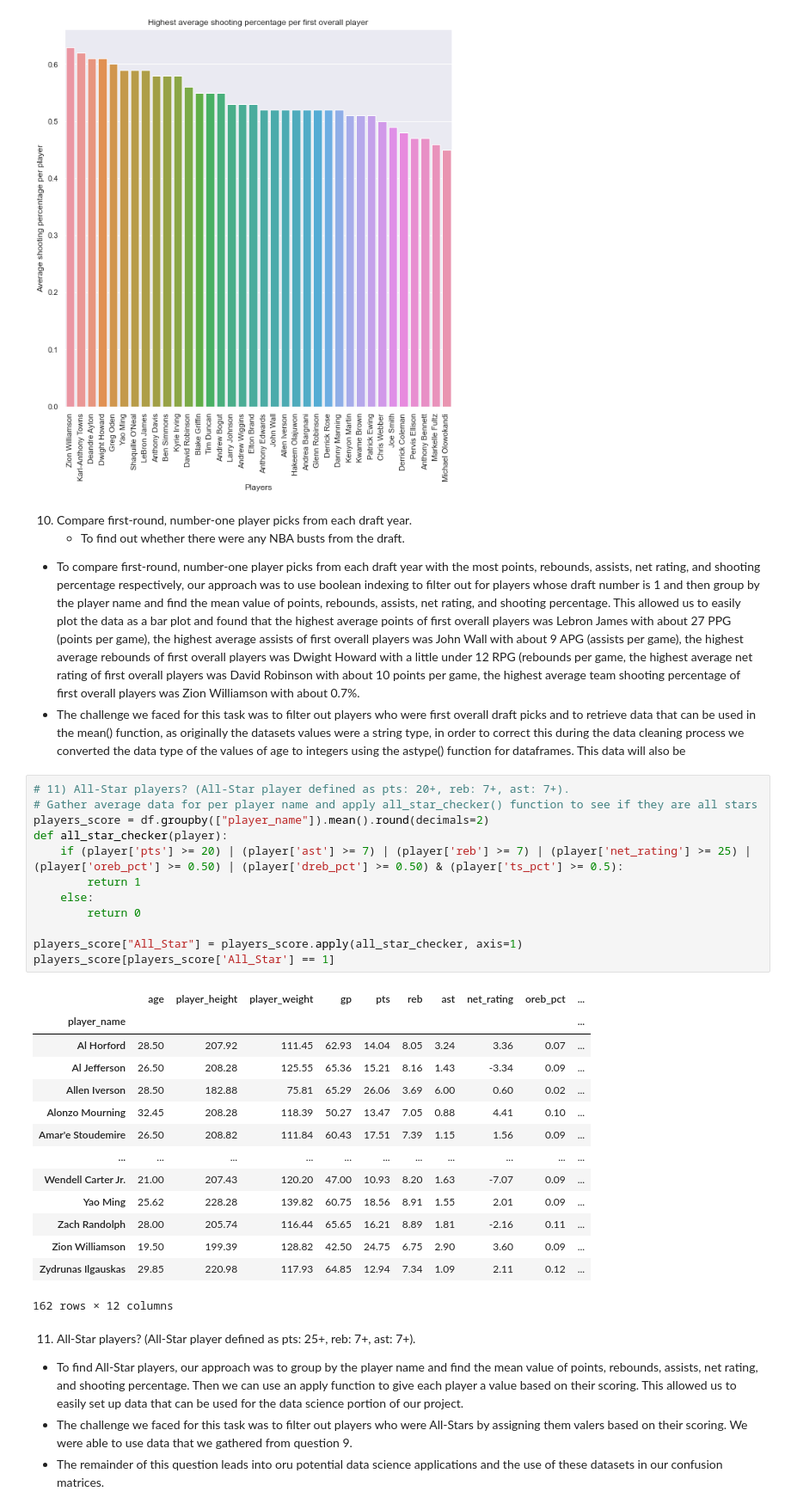
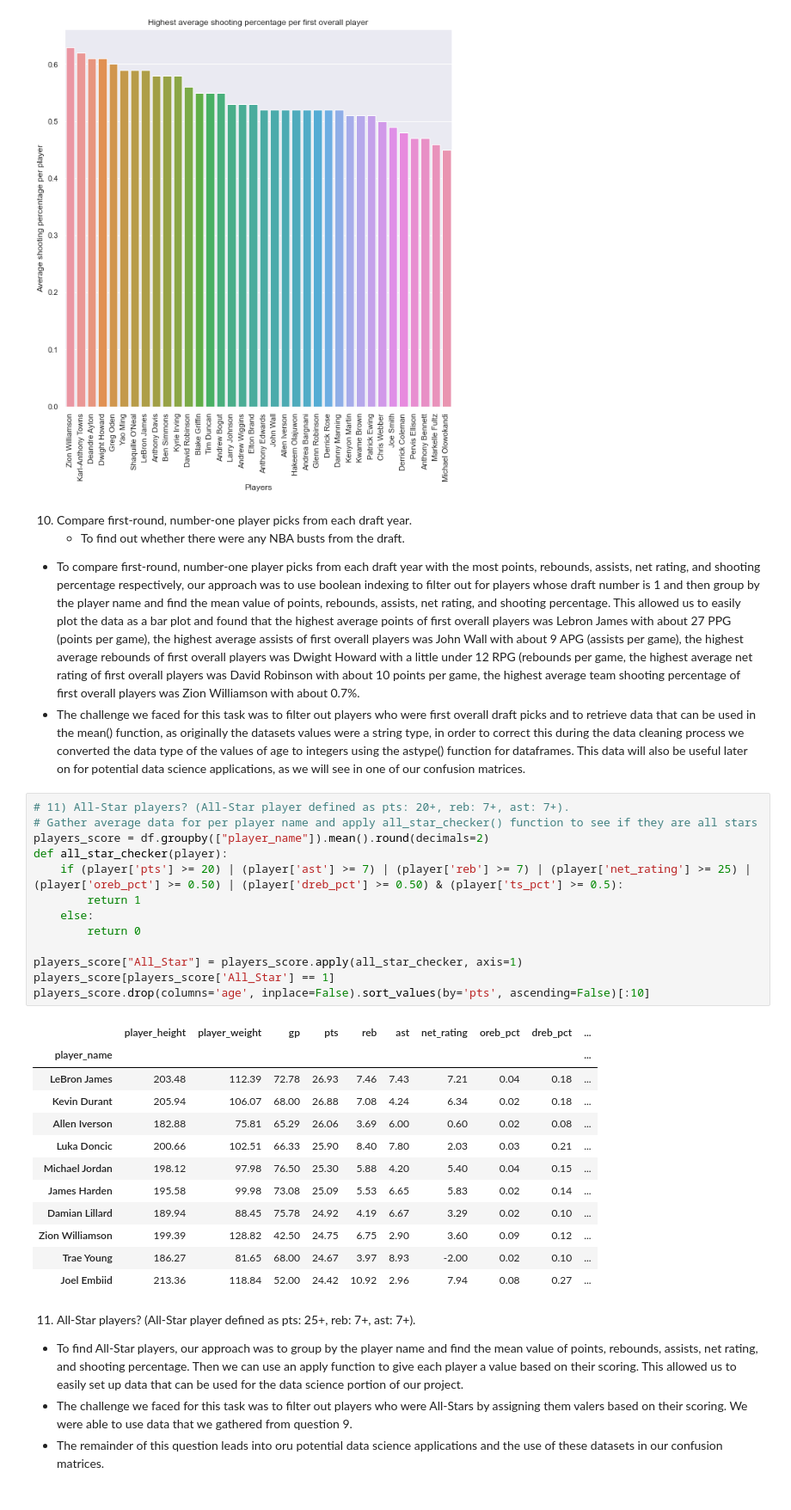
Before and after one commit to preet-panchal/NBA-MVP-Predictor, a Jupyter notebook: final-project-group16.ipynb, the cells around one changed output. Shown at 86% size. Saved outputs shown, nothing was run; the diff lists cells and outputs as text.

```diff
--- a/final-project-group16.ipynb
+++ b/final-project-group16.ipynb
@@ -523,34 +523,33 @@ first_overall_highest_reb_plot.set_xticklabels(first_overall_highest_reb_plot.ge
 10) Compare first-round, number-one player picks from each draft year.
     * To find out whether there were any NBA busts from the draft.
 * To compare first-round, number-one player picks from each draft year with the most points, rebounds, assists, net rating, and shooting percentage respectively, our approach was to use boolean indexing to filter out for players whose draft number is 1 and then group by the player name and find the mean value of points, rebounds, assists, net rating, and shooting percentage. This allowed us to easily plot the data as a bar plot and found that the highest average points of first overall players was Lebron James with about 27 PPG (points per game), the highest average assists of first overall players was John Wall with about 9 APG (assists per game), the highest average rebounds of first overall players was Dwight Howard with a little under 12 RPG (rebounds per game, the highest average net rating of first overall players was David Robinson with about 10 points per game, the highest average team shooting percentage of first overall players was Zion Williamson with about 0.7%.
-* The challenge we faced for this task was to filter out players who were first overall draft picks and to retrieve data that can be used in the mean() function, as originally the datasets values were a string type, in order to correct this during the data cleaning process we converted the data type of the values of age to integers using the astype() function for dataframes. This data will also be
+* The challenge we faced for this task was to filter out players who were first overall draft picks and to retrieve data that can be used in the mean() function, as originally the datasets values were a string type, in order to correct this during the data cleaning process we converted the data type of the values of age to integers using the astype() function for dataframes. This data will also be useful later on for potential data science applications, as we will see in one of our confusion matrices.
 # %%
 # 11) All-Star players? (All-Star player defined as pts: 20+, reb: 7+, ast: 7+).
 # Gather average data for per player name and apply all_star_checker() function to see if they are all stars
 players_score = df.groupby(["player_name"]).mean().round(decimals=2)
 def all_star_checker(player):
     if (player['pts'] >= 20) | (player['ast'] >= 7) | (player['reb'] >= 7) | (player['net_rating'] >= 25) | (player['oreb_pct'] >= 0.50) | (player['dreb_pct'] >= 0.50) & (player['ts_pct'] >= 0.5):
         return 1
     else:
         return 0
 
 players_score["All_Star"] = players_score.apply(all_star_checker, axis=1)
 players_score[players_score['All_Star'] == 1]
+players_score.drop(columns='age', inplace=False).sort_values(by='pts', ascending=False)[:10]
 # %% [output]
-|  | age | player_height | player_weight | gp | pts | reb | ast | net_rating | oreb_pct | ... |
+|  | player_height | player_weight | gp | pts | reb | ast | net_rating | oreb_pct | dreb_pct | ... |
 | player_name |  |  |  |  |  |  |  |  |  | ... |
-| Al Horford | 28.50 | 207.92 | 111.45 | 62.93 | 14.04 | 8.05 | 3.24 | 3.36 | 0.07 | ... |
-| Al Jefferson | 26.50 | 208.28 | 125.55 | 65.36 | 15.21 | 8.16 | 1.43 | -3.34 | 0.09 | ... |
-| Allen Iverson | 28.50 | 182.88 | 75.81 | 65.29 | 26.06 | 3.69 | 6.00 | 0.60 | 0.02 | ... |
-| Alonzo Mourning | 32.45 | 208.28 | 118.39 | 50.27 | 13.47 | 7.05 | 0.88 | 4.41 | 0.10 | ... |
-| Amar'e Stoudemire | 26.50 | 208.82 | 111.84 | 60.43 | 17.51 | 7.39 | 1.15 | 1.56 | 0.09 | ... |
-| ... | ... | ... | ... | ... | ... | ... | ... | ... | ... | ... |
-| Wendell Carter Jr. | 21.00 | 207.43 | 120.20 | 47.00 | 10.93 | 8.20 | 1.63 | -7.07 | 0.09 | ... |
-| Yao Ming | 25.62 | 228.28 | 139.82 | 60.75 | 18.56 | 8.91 | 1.55 | 2.01 | 0.09 | ... |
-| Zach Randolph | 28.00 | 205.74 | 116.44 | 65.65 | 16.21 | 8.89 | 1.81 | -2.16 | 0.11 | ... |
-| Zion Williamson | 19.50 | 199.39 | 128.82 | 42.50 | 24.75 | 6.75 | 2.90 | 3.60 | 0.09 | ... |
-| Zydrunas Ilgauskas | 29.85 | 220.98 | 117.93 | 64.85 | 12.94 | 7.34 | 1.09 | 2.11 | 0.12 | ... |
+| LeBron James | 203.48 | 112.39 | 72.78 | 26.93 | 7.46 | 7.43 | 7.21 | 0.04 | 0.18 | ... |
+| Kevin Durant | 205.94 | 106.07 | 68.00 | 26.88 | 7.08 | 4.24 | 6.34 | 0.02 | 0.18 | ... |
+| Allen Iverson | 182.88 | 75.81 | 65.29 | 26.06 | 3.69 | 6.00 | 0.60 | 0.02 | 0.08 | ... |
+| Luka Doncic | 200.66 | 102.51 | 66.33 | 25.90 | 8.40 | 7.80 | 2.03 | 0.03 | 0.21 | ... |
+| Michael Jordan | 198.12 | 97.98 | 76.50 | 25.30 | 5.88 | 4.20 | 5.40 | 0.04 | 0.15 | ... |
+| James Harden | 195.58 | 99.98 | 73.08 | 25.09 | 5.53 | 6.65 | 5.83 | 0.02 | 0.14 | ... |
+| Damian Lillard | 189.94 | 88.45 | 75.78 | 24.92 | 4.19 | 6.67 | 3.29 | 0.02 | 0.10 | ... |
+| Zion Williamson | 199.39 | 128.82 | 42.50 | 24.75 | 6.75 | 2.90 | 3.60 | 0.09 | 0.12 | ... |
+| Trae Young | 186.27 | 81.65 | 68.00 | 24.67 | 3.97 | 8.93 | -2.00 | 0.02 | 0.10 | ... |
+| Joel Embiid | 213.36 | 118.84 | 52.00 | 24.42 | 10.92 | 2.96 | 7.94 | 0.08 | 0.27 | ... |
-162 rows × 12 columns
 # %% [markdown]
 11) All-Star players? (All-Star player defined as pts: 25+, reb: 7+, ast: 7+).
 * To find All-Star players, our approach was to group by the player name and find the mean value of points, rebounds, assists, net rating, and shooting percentage. Then we can use an apply function to give each player a value based on their scoring. This allowed us to easily set up data that can be used for the data science portion of our project.
```
Also changed, not shown: parts of 12 cells of this notebook, 11 other files.
